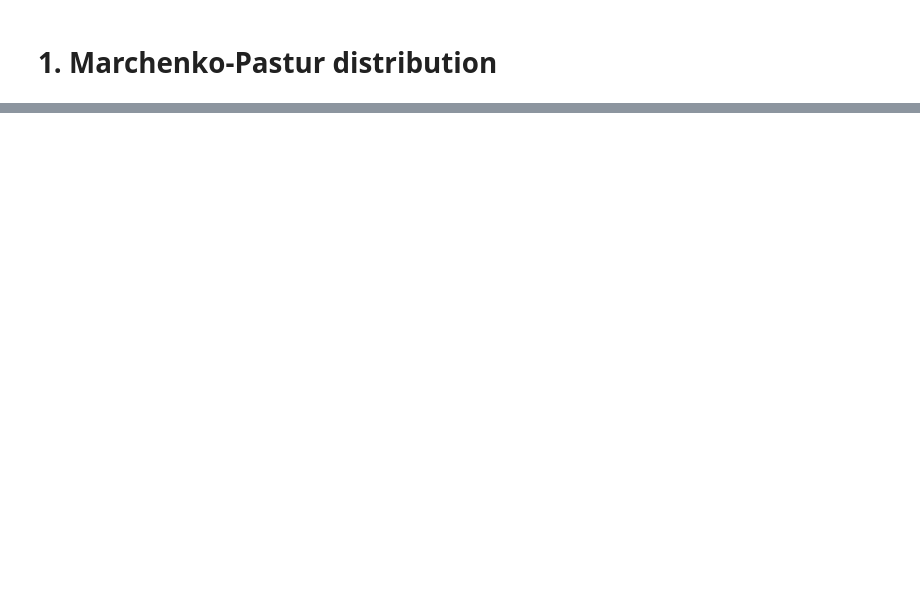
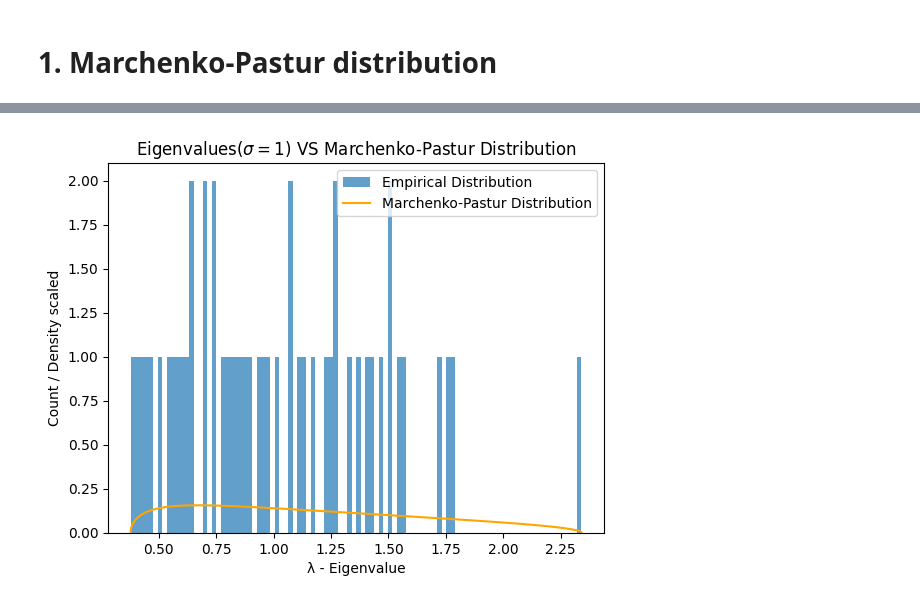
Before and after one commit to AvivGelfand/Geometry-of-Information-Course, a Jupyter notebook: Ex2_GOI.ipynb, the cells around one changed output, grey strips where cells are left out. Drawn from its saved outputs; the diff is of its cells as text; code cells hidden in the pictures; blank space fills up the shorter version.

```diff
--- a/Ex2_GOI.ipynb
+++ b/Ex2_GOI.ipynb
@@ -98,0 +134,4 @@ plt.show()
+# %%
+# compute the covariance directly
+R = np.dot(vectors.T, vectors) / (n)
+print(f"Covariance matrix R:\nShape: {R.shape}\nValues:",R)
@@ -98,0 +154,42 @@ plt.show()
+# %%
+import pandas as pd
+
+def mpPDF(var, q, pts):
+    """
+    Creates a Marchenko-Pastur Probability Density Function
+    Args:
+        var (float): Variance
+        q (float): T/N where T is the number of rows and N the number of columns
+        pts (int): Number of points used to construct the PDF
+    Returns:
+        pd.Series: Marchenko-Pastur PDF
+    """
+    # Marchenko-Pastur pdf
+    # q=T/N
+    # Adjusting code to work with 1 dimension arrays
+    if isinstance(var, np.ndarray):
+        if var.shape == (1,):
+            var = var[0]
+    eMin, eMax = var * (1 - (1. / q) ** .5) ** 2, var * (1 + (1. / q) ** .5) ** 2
+    eVal = np.linspace(eMin, eMax, pts)
+    pdf = q / (2 * np.pi * var * eVal) * ((eMax - eVal) * (eVal - eMin)) ** .5
+    pdf = pd.Series(pdf, index=eVal)
+    return pdf
+# %%
+# Extract the Eigenvalues of R
+eigenvalues, _ = np.linalg.eigh(R)
+
+lambda_range = np.linspace(eigenvalues.min(), eigenvalues.max(), 1000)
+
+# Calculate the MP distribution
+mp_distribution = mpPDF(1., q=vectors.shape[0]/float(vectors.shape[1]), pts=1000)
+# Plot the histogram and the MP distribution
+plt.hist(eigenvalues, bins=100, density=False,  alpha=0.7, label='Empirical Distribution')
+plt.plot(lambda_range, mp_distribution, color='orange', label='Marchenko-Pastur Distribution')
+plt.title("Eigenvalues($\sigma=1$) VS Marchenko-Pastur Distribution")
+plt.xlabel("λ - Eigenvalue")
+plt.ylabel("Count / Density scaled")
+plt.legend()
+plt.show()
+# %% [output]
+[figure, added]
```
Also changed, not shown: parts of 17 cells of this notebook, 1 other file.
